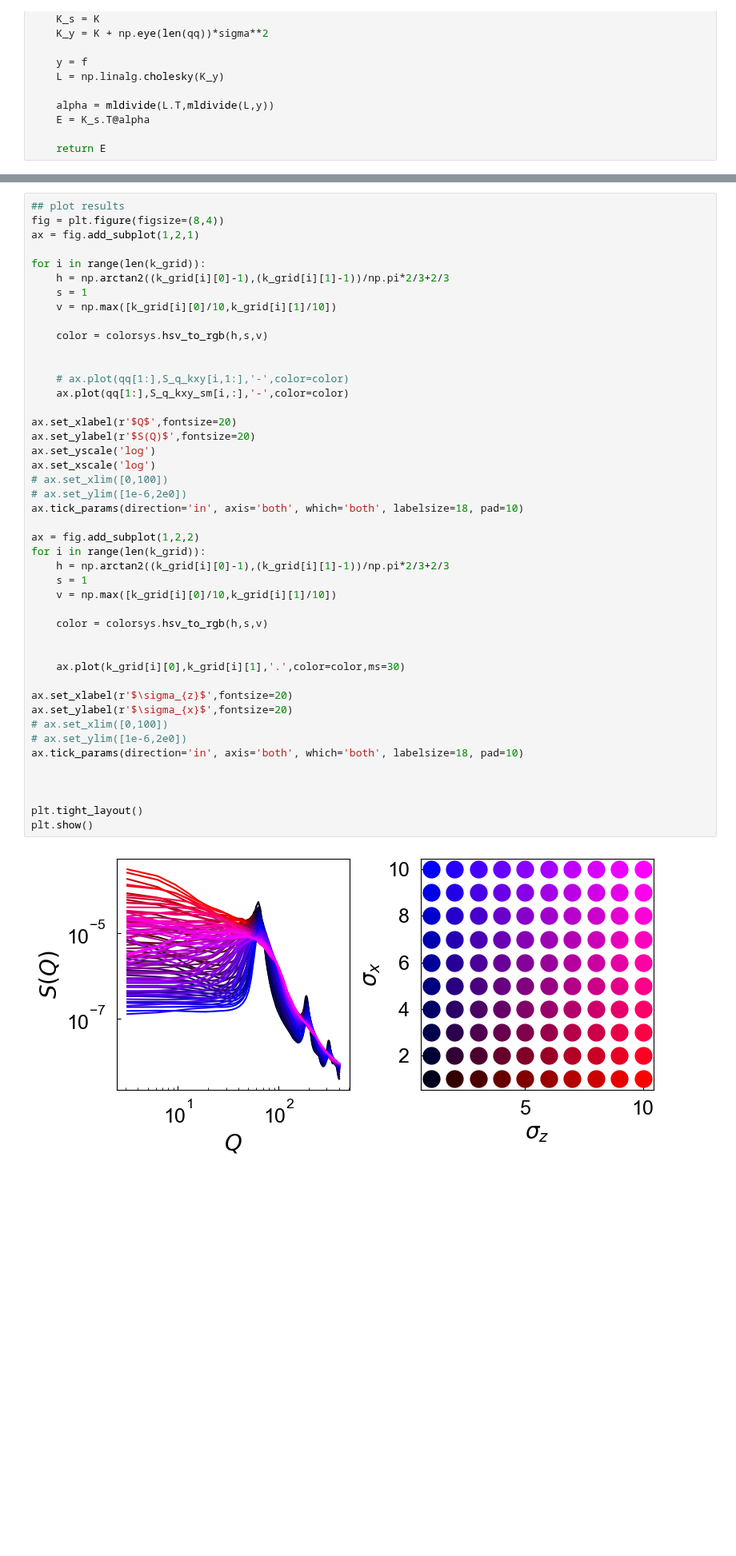
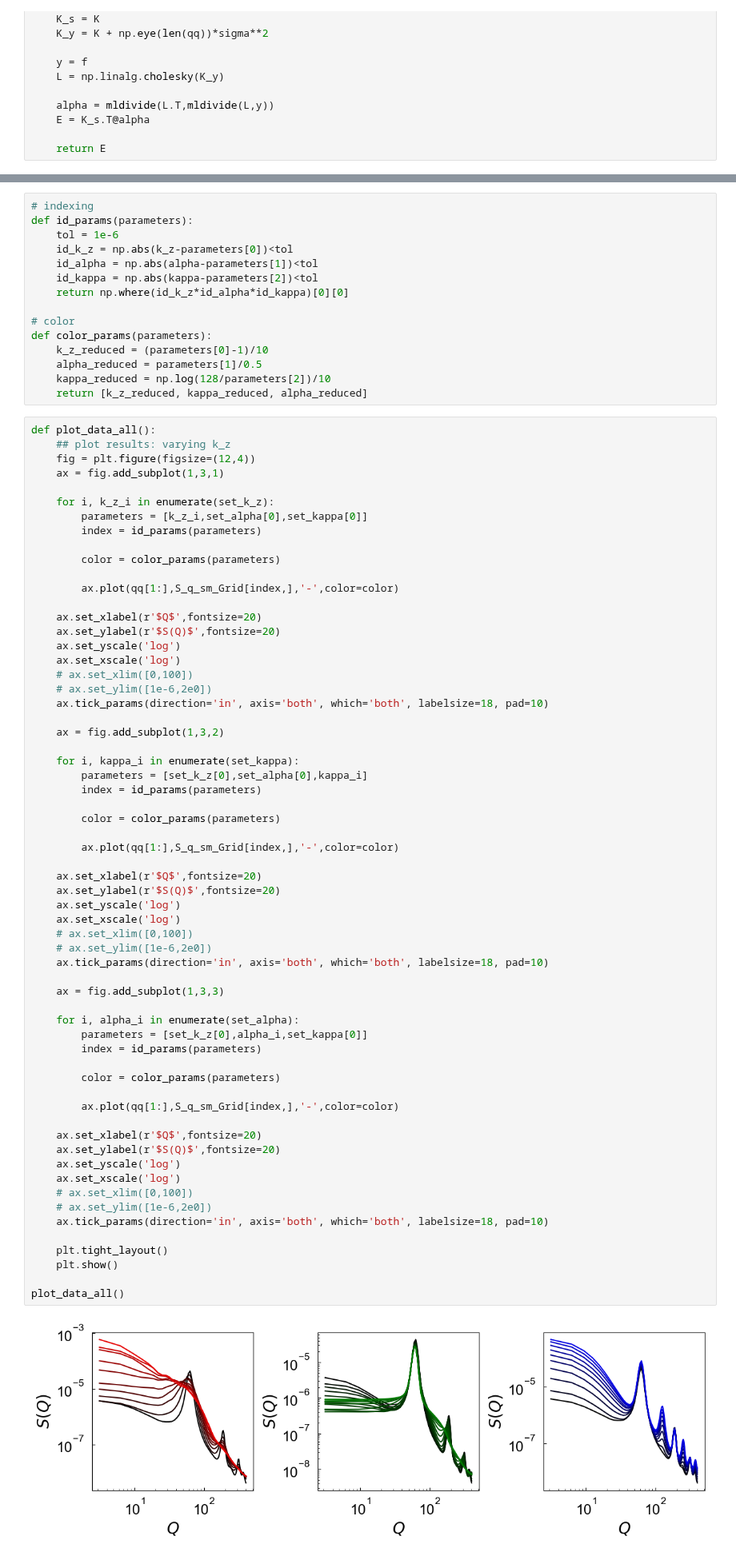
Before and after one commit to ch-tung/Randomwave_ML, a Jupyter notebook: test_SQ_GPR.ipynb, the cells around one changed output, grey strips where cells are left out. Shown at 80% size. Drawn from its saved outputs; the diff is of its cells as text; blank space fills up the shorter version.

```diff
--- a/test_SQ_GPR.ipynb
+++ b/test_SQ_GPR.ipynb
@@ -117,50 +131,82 @@ plt.show()
+# %%
+# indexing
+def id_params(parameters):
+    tol = 1e-6
+    id_k_z = np.abs(k_z-parameters[0])<tol
+    id_alpha = np.abs(alpha-parameters[1])<tol
+    id_kappa = np.abs(kappa-parameters[2])<tol
+    return np.where(id_k_z*id_alpha*id_kappa)[0][0]
+
+# color
+def color_params(parameters):
+    k_z_reduced = (parameters[0]-1)/10
+    alpha_reduced = parameters[1]/0.5
+    kappa_reduced = np.log(128/parameters[2])/10
+    return [k_z_reduced, kappa_reduced, alpha_reduced]
 # %%
-## plot results
-fig = plt.figure(figsize=(8,4))
-ax = fig.add_subplot(1,2,1)
+def plot_data_all():
+    ## plot results: varying k_z
+    fig = plt.figure(figsize=(12,4))
+    ax = fig.add_subplot(1,3,1)
 
-for i in range(len(k_grid)):
-    h = np.arctan2((k_grid[i][0]-1),(k_grid[i][1]-1))/np.pi*2/3+2/3
-    s = 1
-    v = np.max([k_grid[i][0]/10,k_grid[i][1]/10])
+    for i, k_z_i in enumerate(set_k_z):
+        parameters = [k_z_i,set_alpha[0],set_kappa[0]]
+        index = id_params(parameters)
 
-    color = colorsys.hsv_to_rgb(h,s,v)
+        color = color_params(parameters)
 
+        ax.plot(qq[1:],S_q_sm_Grid[index,],'-',color=color)
 
-    # ax.plot(qq[1:],S_q_kxy[i,1:],'-',color=color)
-    ax.plot(qq[1:],S_q_kxy_sm[i,:],'-',color=color)
+    ax.set_xlabel(r'$Q$',fontsize=20)
+    ax.set_ylabel(r'$S(Q)$',fontsize=20)
+    ax.set_yscale('log')
+    ax.set_xscale('log')
+    # ax.set_xlim([0,100])
+    # ax.set_ylim([1e-6,2e0])
+    ax.tick_params(direction='in', axis='both', which='both', labelsize=18, pad=10)
 
-ax.set_xlabel(r'$Q$',fontsize=20)
-ax.set_ylabel(r'$S(Q)$',fontsize=20)
-ax.set_yscale('log')
-ax.set_xscale('log')
-# ax.set_xlim([0,100])
-# ax.set_ylim([1e-6,2e0])
-ax.tick_params(direction='in', axis='both', which='both', labelsize=18, pad=10)
+    ax = fig.add_subplot(1,3,2)
 
-ax = fig.add_subplot(1,2,2)
-for i in range(len(k_grid)):
-    h = np.arctan2((k_grid[i][0]-1),(k_grid[i][1]-1))/np.pi*2/3+2/3
-    s = 1
-    v = np.max([k_grid[i][0]/10,k_grid[i][1]/10])
+    for i, kappa_i in enumerate(set_kappa):
+        parameters = [set_k_z[0],set_alpha[0],kappa_i]
+        index = id_params(parameters)
 
-    color = colorsys.hsv_to_rgb(h,s,v)
+        color = color_params(parameters)
 
+        ax.plot(qq[1:],S_q_sm_Grid[index,],'-',color=color)
 
-    ax.plot(k_grid[i][0],k_grid[i][1],'.',color=color,ms=30)
+    ax.set_xlabel(r'$Q$',fontsize=20)
+    ax.set_ylabel(r'$S(Q)$',fontsize=20)
+    ax.set_yscale('log')
+    ax.set_xscale('log')
+    # ax.set_xlim([0,100])
+    # ax.set_ylim([1e-6,2e0])
+    ax.tick_params(direction='in', axis='both', which='both', labelsize=18, pad=10)
 
-ax.set_xlabel(r'$\sigma_{z}$',fontsize=20)
-ax.set_ylabel(r'$\sigma_{x}$',fontsize=20)
-# ax.set_xlim([0,100])
-# ax.set_ylim([1e-6,2e0])
-ax.tick_params(direction='in', axis='both', which='both', labelsize=18, pad=10)
+    ax = fig.add_subplot(1,3,3)
 
+    for i, alpha_i in enumerate(set_alpha):
+        parameters = [set_k_z[0],alpha_i,set_kappa[0]]
+        index = id_params(parameters)
 
+        color = color_params(parameters)
 
-plt.tight_layout()
-plt.show()
+        ax.plot(qq[1:],S_q_sm_Grid[index,],'-',color=color)
+
+    ax.set_xlabel(r'$Q$',fontsize=20)
+    ax.set_ylabel(r'$S(Q)$',fontsize=20)
+    ax.set_yscale('log')
+    ax.set_xscale('log')
+    # ax.set_xlim([0,100])
+    # ax.set_ylim([1e-6,2e0])
+    ax.tick_params(direction='in', axis='both', which='both', labelsize=18, pad=10)
+
+    plt.tight_layout()
+    plt.show()
+
+plot_data_all()
 # %% [output]
-[figure, old version]
+[figure, new version]
 # %% [markdown]
 ## GPR
 # %%
```
Also changed, not shown: parts of 31 cells of this notebook.
